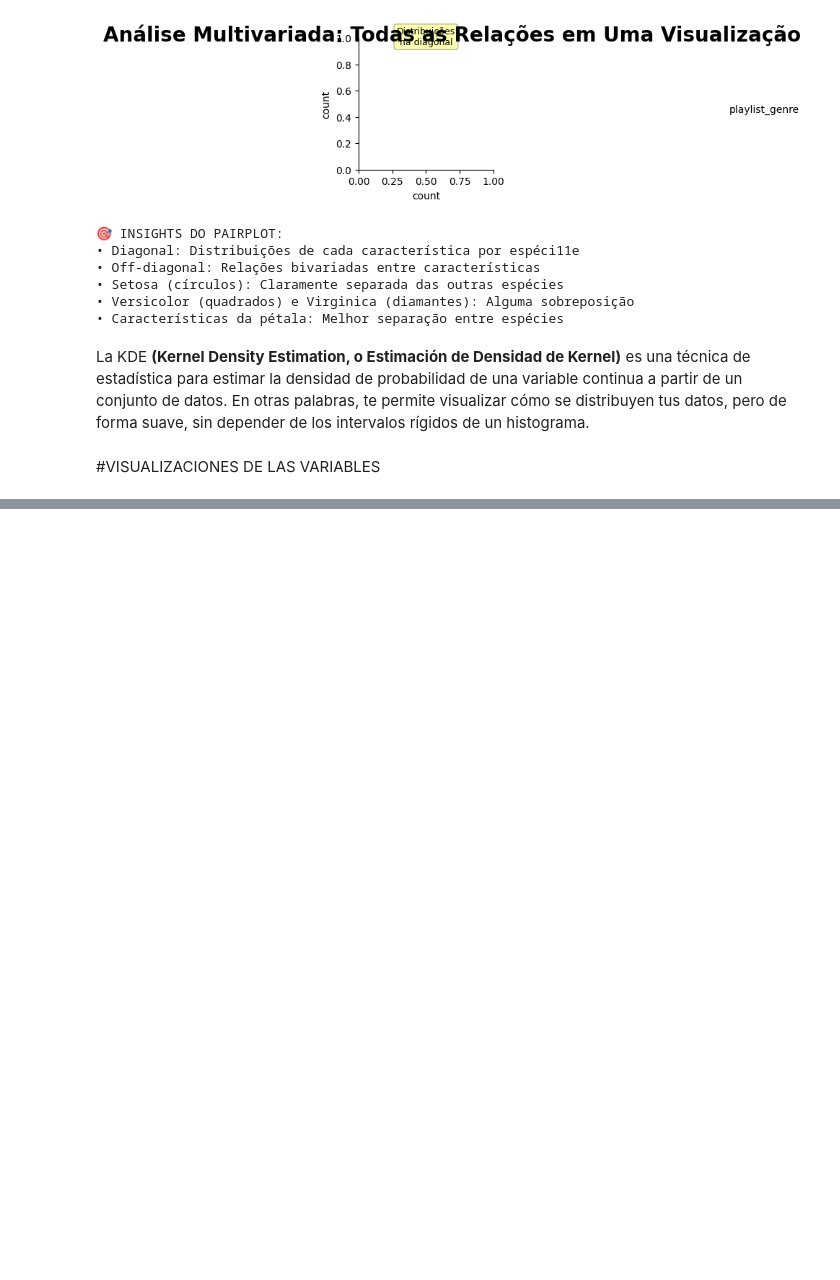
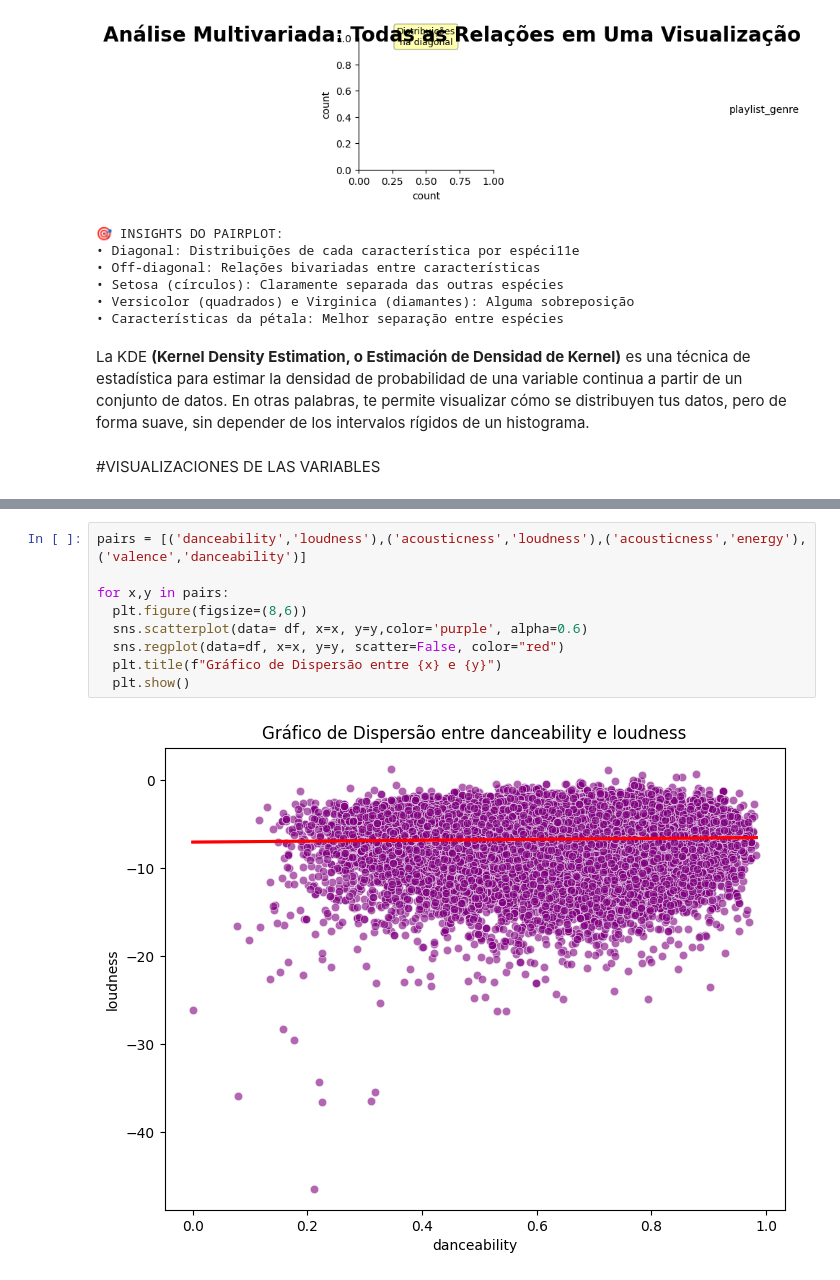
Before and after one commit to Magvride/Spotify-Recommendations, a Jupyter notebook: Ciência_de_Dados_G1.ipynb, the cells around one changed output, grey strips where cells are left out. Cells and saved outputs as stored; diff of their text form; blank space fills up the shorter version.

```diff
--- a/Ciência_de_Dados_G1.ipynb
+++ b/Ciência_de_Dados_G1.ipynb
@@ -1019,0 +1072,11 @@ La KDE **(Kernel Density Estimation, o Estimación de Densidad de Kernel)** es u
+# %%
+pairs = [('danceability','loudness'),('acousticness','loudness'),('acousticness','energy'),('valence','danceability')]
+
+for x,y in pairs:
+  plt.figure(figsize=(8,6))
+  sns.scatterplot(data= df, x=x, y=y,color='purple', alpha=0.6)
+  sns.regplot(data=df, x=x, y=y, scatter=False, color="red")
+  plt.title(f"Gráfico de Dispersão entre {x} e {y}")
+  plt.show()
+# %% [output]
+[figure, added]
```
Also changed, not shown: parts of 6 cells of this notebook.
